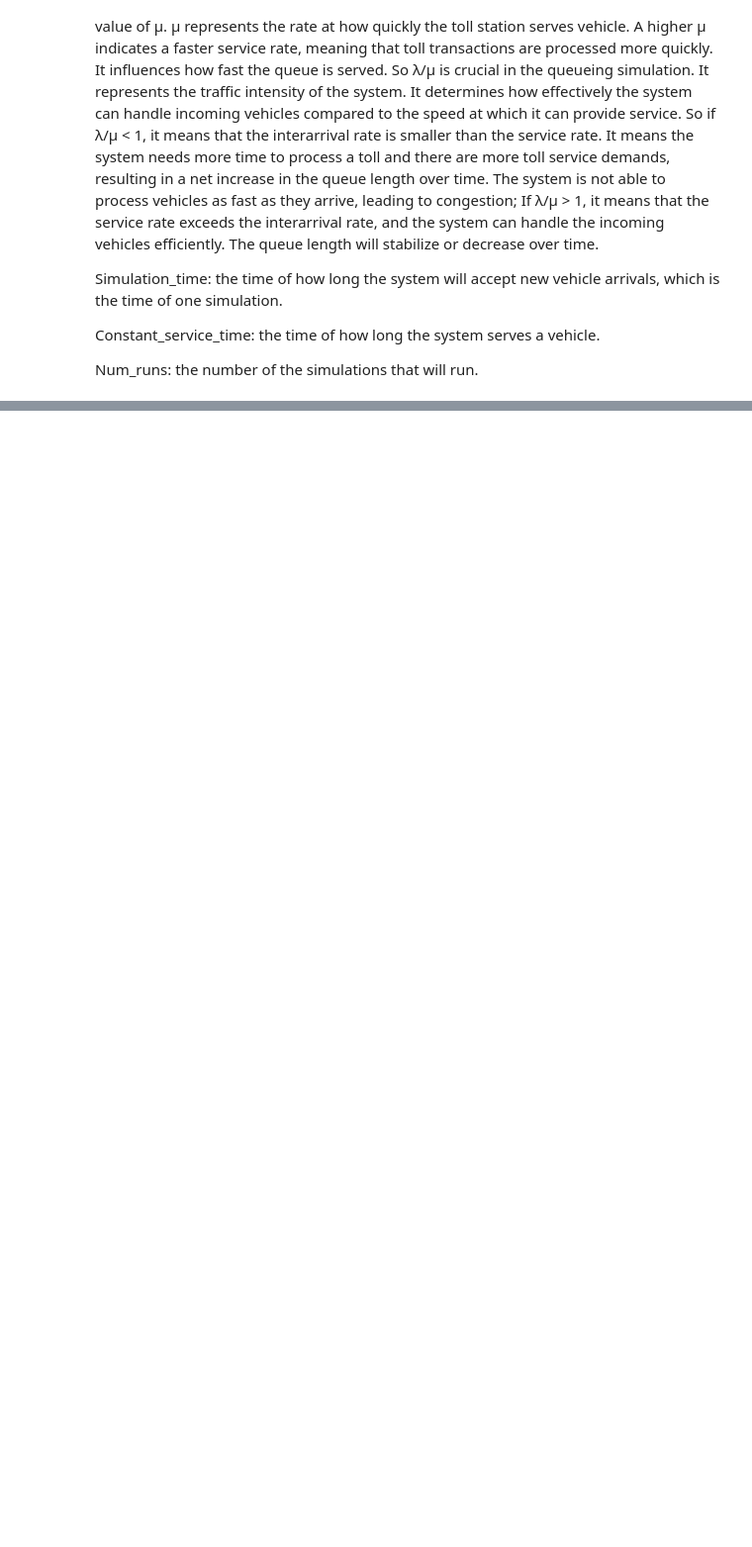
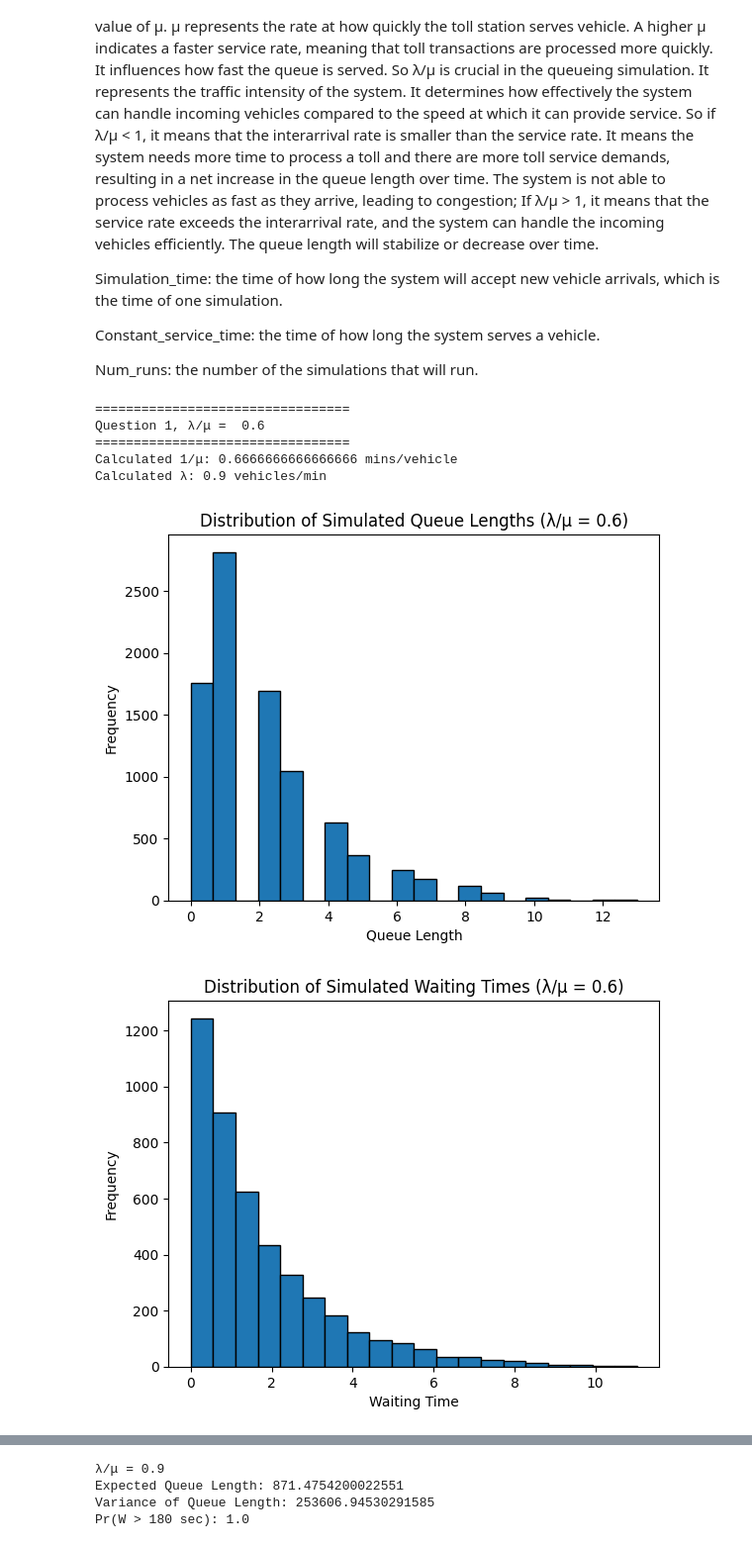
Before and after one commit to Ssactl/AH2174_HT23_Traffic-Simulation-Modelling-and-Applications, a Jupyter notebook: AH2174_2023_project1_section1.ipynb, the cells around one changed output, grey strips where cells are left out. Shown: that part at 99% size. Drawn from its saved outputs; the diff is of its cells as text; code cells hidden in the pictures; blank space fills up the shorter version.

```diff
--- a/AH2174_2023_project1_section1.ipynb
+++ b/AH2174_2023_project1_section1.ipynb
@@ -195,3 +201,37 @@ Simulation_time: the time of how long the system will accept new vehicle arrival
 Constant_service_time: the time of how long the system serves a vehicle.
 
 Num_runs: the number of the simulations that will run.
+# %%
+# Simulation parameters
+# random_variable_size=1000
+simulation_time = 1000 # unit as sec
+lambda_over_mu_list=[0.6,0.9]
+constant_service_time=30 #units in second
+num_runs=5
+
+for i in lambda_over_mu_list:
+  print('=================================')
+  print('Question 1, λ/μ = ',i)
+  print('=================================')
+  interarrival_rate = 0.9 #interarrival rate.
+  print(f'Calculated 1/μ: {1/(interarrival_rate / i)} mins/vehicle')
+  print(f'Calculated λ: {interarrival_rate} vehicles/min')
+  run_simulation(1,num_runs,simulation_time,interarrival_rate,i)
+  print('=================================')
+  print('Question 2, λ/μ = ',i)
+  print('=================================')
+  # Calculate μ (service rate) based on the given constant service time
+  calculated_mu = 1 / (constant_service_time/60)  # constant_service_time in mins
+  calculated_interarrival_rate = calculated_mu * i
+  print(f'Calculated 1/μ: {1/calculated_mu} mins/vehicle')
+  print(f'Calculated λ: {calculated_interarrival_rate} vehicles/min')
+  print('=================================')
+  run_simulation(2,num_runs,simulation_time,calculated_interarrival_rate,i,constant_service_time)
+# %% [output]
+=================================
+Question 1, λ/μ =  0.6
+=================================
+Calculated 1/μ: 0.6666666666666666 mins/vehicle
+Calculated λ: 0.9 vehicles/min
+[figure, added]
+[figure, added]
@@ -198,3 +273,7 @@ Num_runs: the number of the simulations that will run.
+λ/μ = 0.9
+Expected Queue Length: 871.4754200022551
+Variance of Queue Length: 253606.94530291585
+Pr(W > 180 sec): 1.0
 # %%
 # Simulation parameters
 # random_variable_size=1000
```
Also changed, not shown: parts of 7 cells of this notebook.
